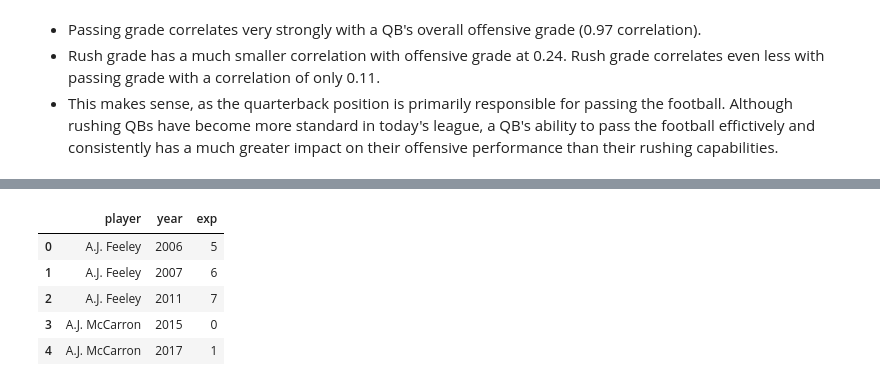
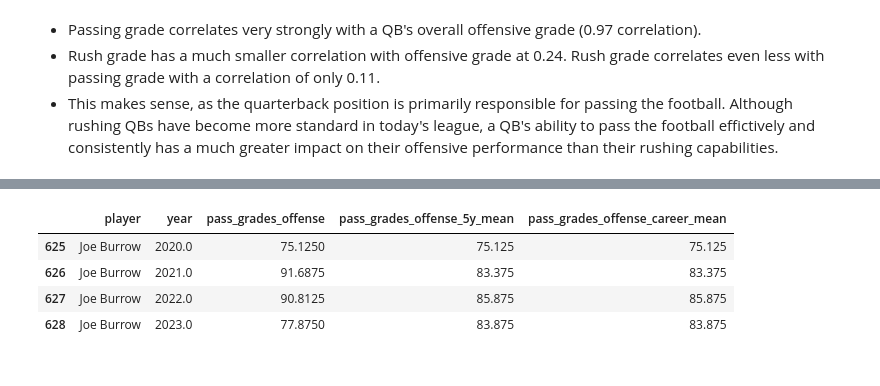
Before and after one commit to heefjones/pass_forward, a Jupyter notebook: eda.ipynb, the cells around one changed output, grey strips where cells are left out. Drawn from its saved outputs; the diff is of its cells as text; code cells hidden in the pictures.

```diff
--- a/eda.ipynb
+++ b/eda.ipynb
@@ -220,23 +180,0 @@ df
-# %%
-# ensure values are sorted properly
-df = df.sort_values(by=['player', 'exp']).reset_index(drop=True)
-# %% [output]
-|  | player | year | exp |
-| 0 | A.J. Feeley | 2006 | 5 |
-| 1 | A.J. Feeley | 2007 | 6 |
-| 2 | A.J. Feeley | 2011 | 7 |
-| 3 | A.J. McCarron | 2015 | 0 |
-| 4 | A.J. McCarron | 2017 | 1 |
-# %%
-# use current season's offensive grade + 2 previous seasons
-window_size = 3
-
-# calculate rolling mean and std
-# 'min_periods=1' ensures we calculate statistics even if there's only one past season. drop multi-index with droplevel()
-df['rolling_mean'] = df.groupby('player')['pass_grades_offense'].apply(
-    lambda x: x.rolling(window=window_size, min_periods=1).mean()).droplevel(0)
-df['rolling_std'] = df.groupby('player')['pass_grades_offense'].apply(
-    lambda x: x.rolling(window=window_size, min_periods=1).std()).droplevel(0)
-
-# fill nulls
-df = df.fillna(0)
@@ -245,0 +181,16 @@ df.to_csv('./data/clean/features.csv')
+# %%
+# exclude specified columns
+non_agg_cols = ['player', 'team_name', 'year', 'exp', 'target']
+agg_cols = [col for col in df.columns if col not in non_agg_cols]
+
+# add rolling features
+df = compute_rolling_stats(df, agg_cols)
+
+# check
+display(df.query('player == "Joe Burrow"')[['player', 'year', 'pass_grades_offense', 'pass_grades_offense_5y_mean', 'pass_grades_offense_career_mean']])
+# %% [output]
+|  | player | year | pass_grades_offense | pass_grades_offense_5y_mean | pass_grades_offense_career_mean |
+| 625 | Joe Burrow | 2020.0 | 75.1250 | 75.125 | 75.125 |
+| 626 | Joe Burrow | 2021.0 | 91.6875 | 83.375 | 83.375 |
+| 627 | Joe Burrow | 2022.0 | 90.8125 | 85.875 | 85.875 |
+| 628 | Joe Burrow | 2023.0 | 77.8750 | 83.875 | 83.875 |
```
Also changed, not shown: parts of 19 cells of this notebook, 1 other file.
